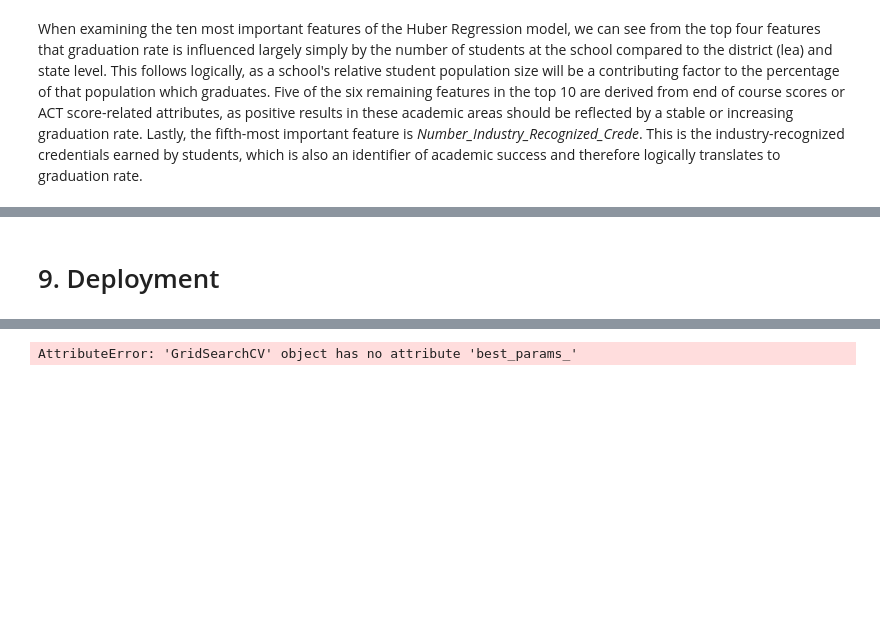
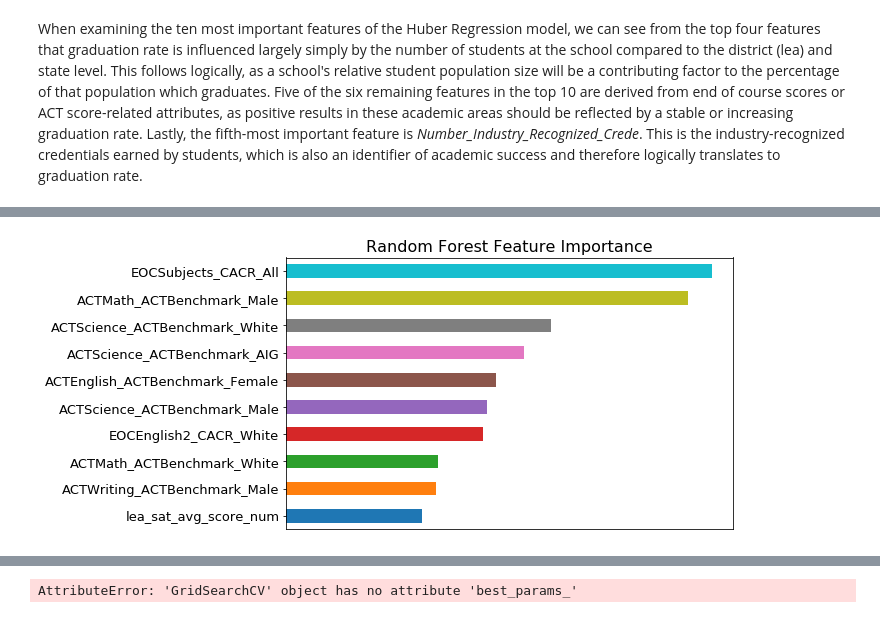
Before and after one commit to jeffweltman/MSDS7331, a Jupyter notebook: Lab 2 - Working/MSDS 7331 - Lab 2 - KassofWeltmanDickens.ipynb, the cells around one changed output, grey strips where cells are left out. Cells and saved outputs as stored; diff of their text form; code cells hidden in the pictures; blank space fills up the shorter version.

```diff
--- a/Lab 2 - Working/MSDS 7331 - Lab 2 - KassofWeltmanDickens.ipynb
+++ b/Lab 2 - Working/MSDS 7331 - Lab 2 - KassofWeltmanDickens.ipynb
@@ -698,2 +702,16 @@ Feature importance cannot be as easily ascertained for K-Neighbors classifiers.
-# %% [markdown]
-# 9. Deployment
+# %%
+var_imps = pd.DataFrame(X_class.columns, columns = ['feature'])
+var_imps['fscore'] = rf.feature_importances_[:,]
+var_imps['fscore'] = var_imps['fscore'] / var_imps['fscore'].max()
+var_imps.sort_values('fscore', ascending = False, inplace = True)
+var_imps = var_imps[0:10]
+var_imps.sort_values('fscore', ascending = True, inplace = True)
+var_imps.plot(kind='barh', x='feature', y='fscore', legend=False, figsize=(8, 5))
+plt.title('Random Forest Feature Importance', fontsize = 16)
+plt.xlabel('')
+plt.ylabel('')
+plt.xticks([], [])
+plt.yticks(fontsize=13)
+plt.show()
+# %% [output]
+[figure, added]
```
Also changed, not shown: parts of 28 cells of this notebook.
